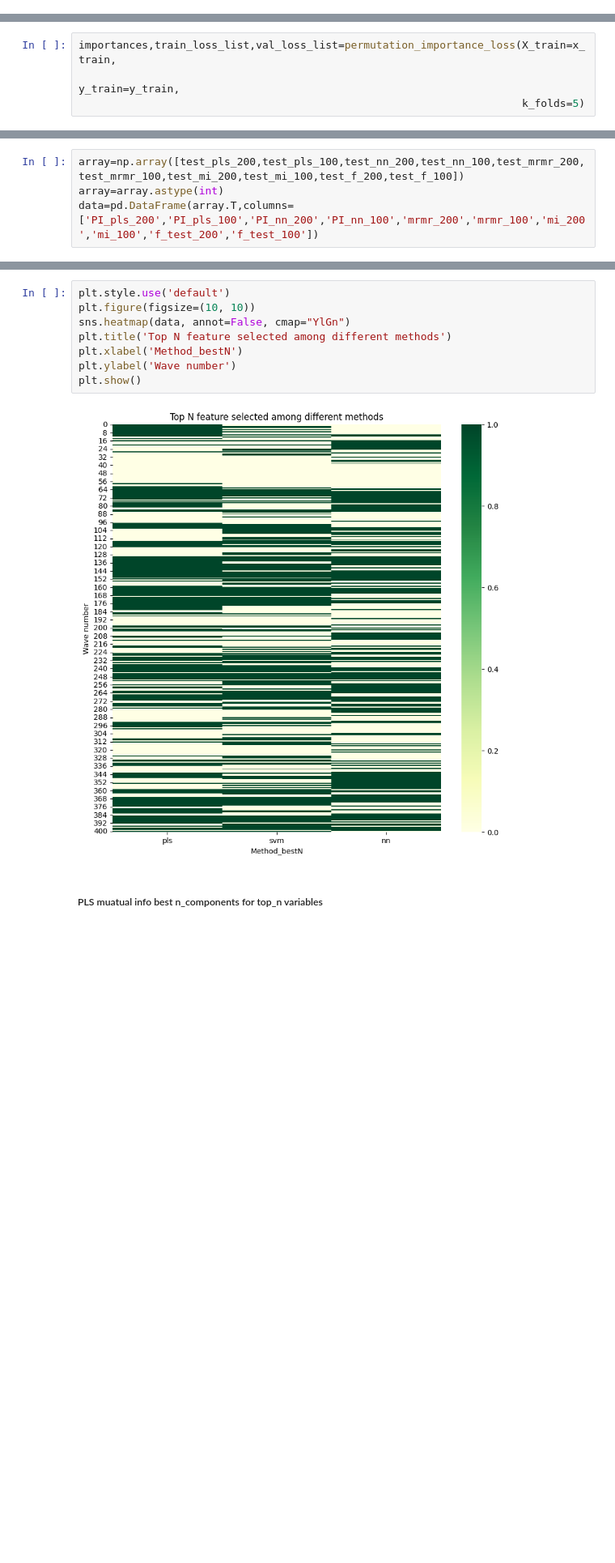
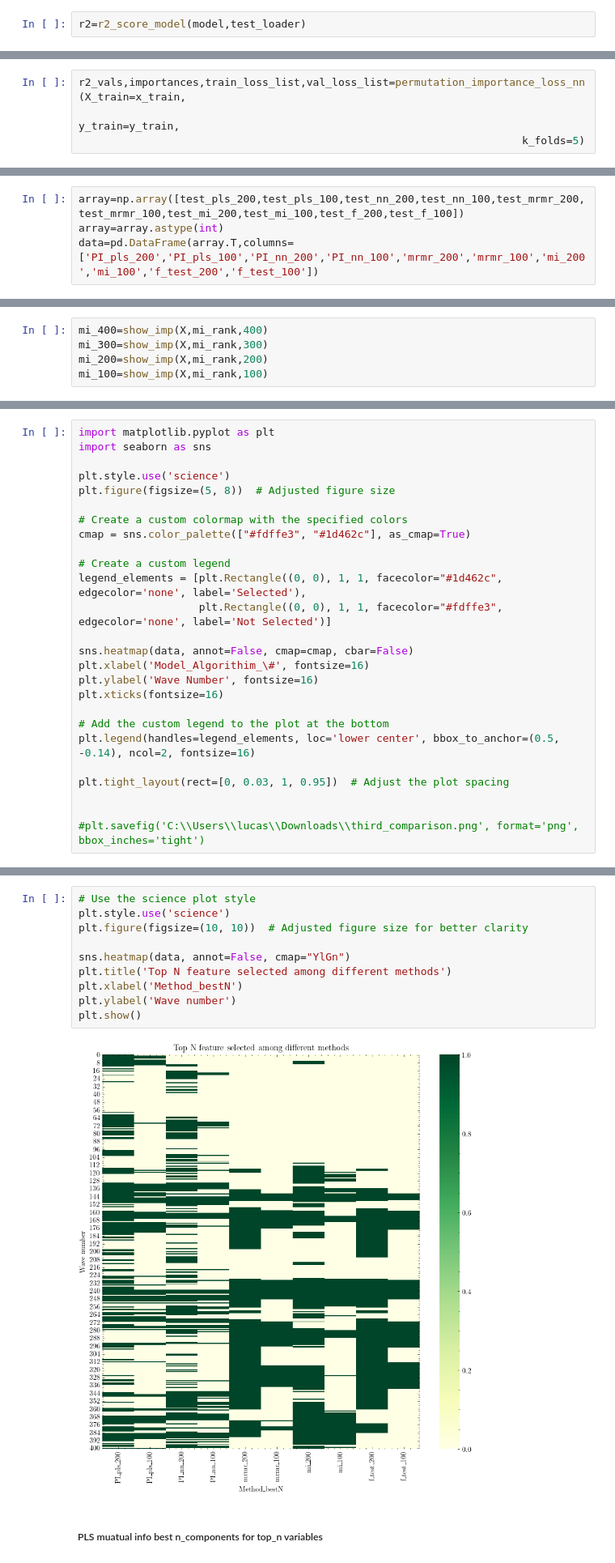
Before and after one commit to Lucas-ZR/datahow-thesis-feup, a Jupyter notebook: first_dataset_feature_selection.ipynb, the cells around one changed output, grey strips where cells are left out. Shown at 81% size. Drawn from its saved outputs; the diff is of its cells as text; blank space fills up the shorter version.

Commit message:
formatting plots

```diff
--- a/first_dataset_feature_selection.ipynb
+++ b/first_dataset_feature_selection.ipynb
@@ -282,3 +295,5 @@ model, train_loss, test_loss=train_early_stop(TrainLoader=train_loader,
                                              loss_fn=loss_fn,
                                              optimizer=optimizer,
                                              max_epochs=6000)
+# %%
+r2=r2_score_model(model,test_loader)
@@ -593,6 +652,6 @@ Text(0, 0.5, 'MSE')
 # %% [markdown]
 ##### NN permutation importance loss on kfolds
 # %%
-importances,train_loss_list,val_loss_list=permutation_importance_loss(X_train=x_train,
+r2_vals,importances,train_loss_list,val_loss_list=permutation_importance_loss_nn(X_train=x_train,
                                                                       y_train=y_train,
                                                                       k_folds=5)
@@ -1601 +1848,6 @@ data=pd.DataFrame(array.T,columns=['PI_pls_200','PI_nn_200','mrmr_200','mi_200',
+# %%
+mi_400=show_imp(X,mi_rank,400)
+mi_300=show_imp(X,mi_rank,300)
+mi_200=show_imp(X,mi_rank,200)
+mi_100=show_imp(X,mi_rank,100)
 # %%
@@ -1608,0 +1911,26 @@ data=pd.DataFrame(array.T,columns=['a','b'])
+# %%
+import matplotlib.pyplot as plt
+import seaborn as sns
+
+plt.style.use('science')
+plt.figure(figsize=(5, 8))  # Adjusted figure size
+
+# Create a custom colormap with the specified colors
+cmap = sns.color_palette(["#fdffe3", "#1d462c"], as_cmap=True)
+
+# Create a custom legend
+legend_elements = [plt.Rectangle((0, 0), 1, 1, facecolor="#1d462c", edgecolor='none', label='Selected'),
+                   plt.Rectangle((0, 0), 1, 1, facecolor="#fdffe3", edgecolor='none', label='Not Selected')]
+
+sns.heatmap(data, annot=False, cmap=cmap, cbar=False)
+plt.xlabel('Model_Algorithim_\#', fontsize=16)
+plt.ylabel('Wave Number', fontsize=16)
+plt.xticks(fontsize=16)
+
+# Add the custom legend to the plot at the bottom
+plt.legend(handles=legend_elements, loc='lower center', bbox_to_anchor=(0.5, -0.14), ncol=2, fontsize=16)
+
+plt.tight_layout(rect=[0, 0.03, 1, 0.95])  # Adjust the plot spacing
+
+
+#plt.savefig('C:\\Users\\lucas\\Downloads\\third_comparison.png', format='png', bbox_inches='tight')
@@ -1609,13 +1939,15 @@ data=pd.DataFrame(array.T,columns=['a','b'])
 # %%
-plt.style.use('default')
-plt.figure(figsize=(10, 10))
+# Use the science plot style
+plt.style.use('science')
+plt.figure(figsize=(10, 10))  # Adjusted figure size for better clarity
+
 sns.heatmap(data, annot=False, cmap="YlGn")
 plt.title('Top N feature selected among different methods')
 plt.xlabel('Method_bestN')
 plt.ylabel('Wave number')
 plt.show()
 # %% [output]
-[figure, old version]
+[figure, new version]
 # %% [markdown]
 ##### PLS muatual info best n_components for top_n variables
 # %%
```
Also changed, not shown: parts of 91 cells of this notebook, 3 other files.
